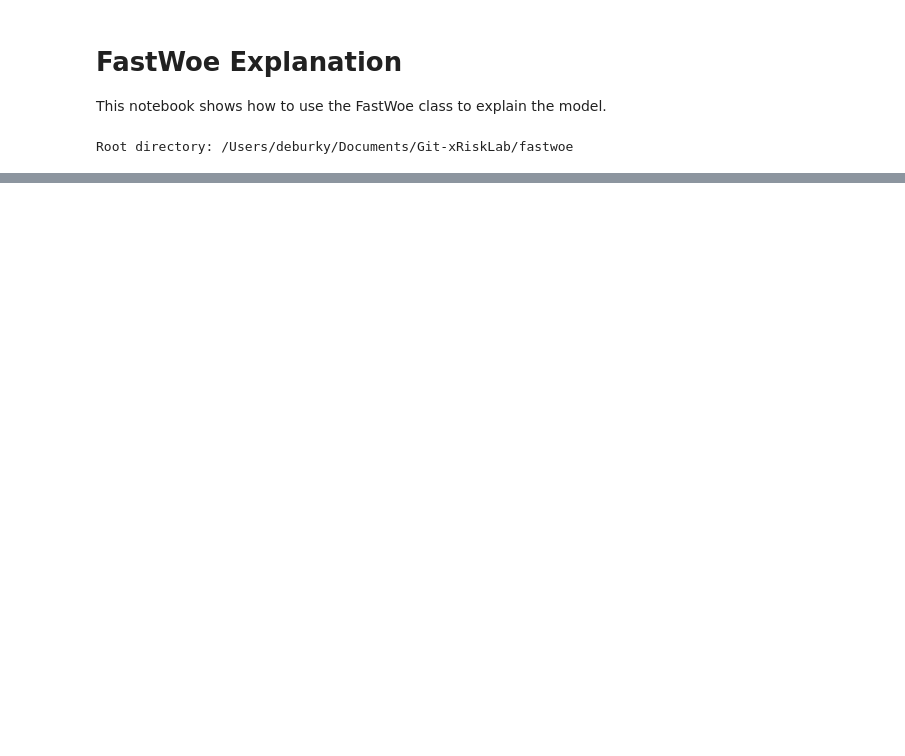
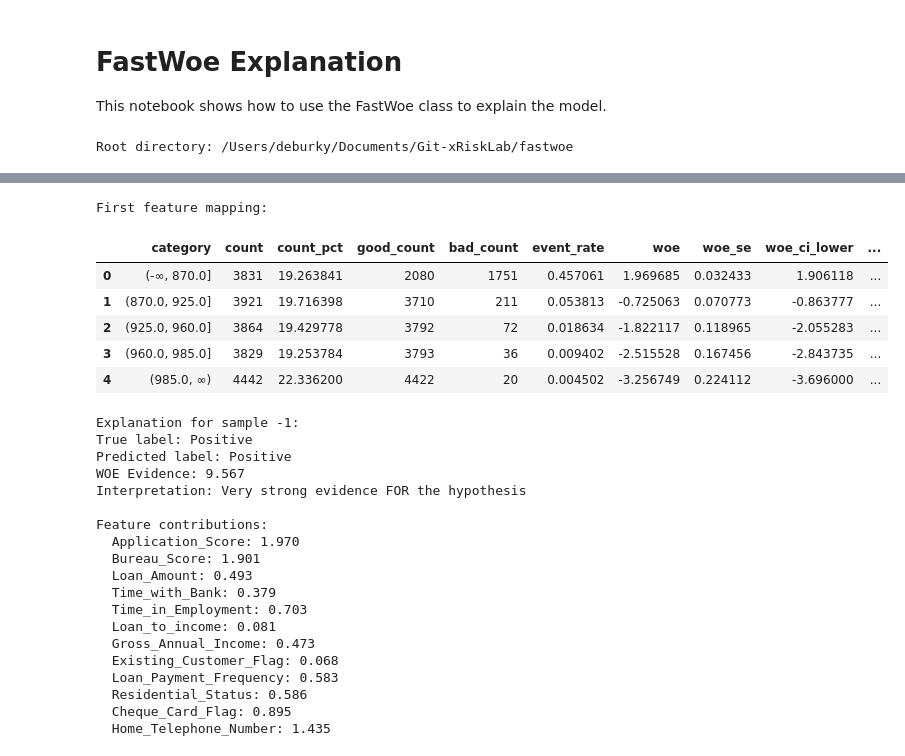
Before and after one commit to xRiskLab/fastwoe, a Jupyter notebook: examples/fastwoe_explanation.ipynb, the cells around one changed output, grey strips where cells are left out. Drawn from its saved outputs; the diff is of its cells as text; code cells hidden in the pictures; blank space fills up the shorter version.

```diff
--- a/examples/fastwoe_explanation.ipynb
+++ b/examples/fastwoe_explanation.ipynb
@@ -109,3 +116,59 @@ Feature contributions:
   Residential_Status: 0.586
   Cheque_Card_Flag: 0.895
   Home_Telephone_Number: 1.435
+# %%
+# Fit encoder with automatic binning enabled
+# encoder = FastWoe(warn_on_numerical=True, binner_kwargs={"strategy": "kmeans"})
+encoder = FastWoe(warn_on_numerical=True)
+# encoder = FastWoe(warn_on_numerical=True)
+encoder.fit(X_train, y_train)
+
+
+print("\nFirst feature mapping:")
+display(encoder.get_mapping(features[0]).head(10))
+
+# Create explainer and get explanation
+explainer = WeightOfEvidence(encoder, X_train, y_train)
+
+idx = -1
+explanation = explainer.explain(X_test, sample_idx=idx, true_labels=y_test)
+
+# Print results
+print(f"\nExplanation for sample {idx}:")
+print(f"True label: {explanation['true_label']}")
+print(f"Predicted label: {explanation['predicted_label']}")
+print(f"WOE Evidence: {explanation['total_woe']:.3f}")
+print(f"Interpretation: {explanation['interpretation']}")
+
+# Show feature contributions
+if "feature_contributions" in explanation:
+    print("\nFeature contributions:")
+    for feature, woe_val in explanation["feature_contributions"].items():
+        print(f"  {feature}: {woe_val:.3f}")
+# %% [output]
+First feature mapping:
+|  | category | count | count_pct | good_count | bad_count | event_rate | woe | woe_se | woe_ci_lower | ... |
+| 0 | (-∞, 870.0] | 3831 | 19.263841 | 2080 | 1751 | 0.457061 | 1.969685 | 0.032433 | 1.906118 | ... |
+| 1 | (870.0, 925.0] | 3921 | 19.716398 | 3710 | 211 | 0.053813 | -0.725063 | 0.070773 | -0.863777 | ... |
+| 2 | (925.0, 960.0] | 3864 | 19.429778 | 3792 | 72 | 0.018634 | -1.822117 | 0.118965 | -2.055283 | ... |
+| 3 | (960.0, 985.0] | 3829 | 19.253784 | 3793 | 36 | 0.009402 | -2.515528 | 0.167456 | -2.843735 | ... |
+| 4 | (985.0, ∞) | 4442 | 22.336200 | 4422 | 20 | 0.004502 | -3.256749 | 0.224112 | -3.696000 | ... |
+Explanation for sample -1:
+True label: Positive
+Predicted label: Positive
+WOE Evidence: 9.567
+Interpretation: Very strong evidence FOR the hypothesis
+
+Feature contributions:
+  Application_Score: 1.970
+  Bureau_Score: 1.901
+  Loan_Amount: 0.493
+  Time_with_Bank: 0.379
+  Time_in_Employment: 0.703
+  Loan_to_income: 0.081
+  Gross_Annual_Income: 0.473
+  Existing_Customer_Flag: 0.068
+  Loan_Payment_Frequency: 0.583
+  Residential_Status: 0.586
+  Cheque_Card_Flag: 0.895
+  Home_Telephone_Number: 1.435
```
Also changed, not shown: parts of 6 cells of this notebook, 9 other files.
